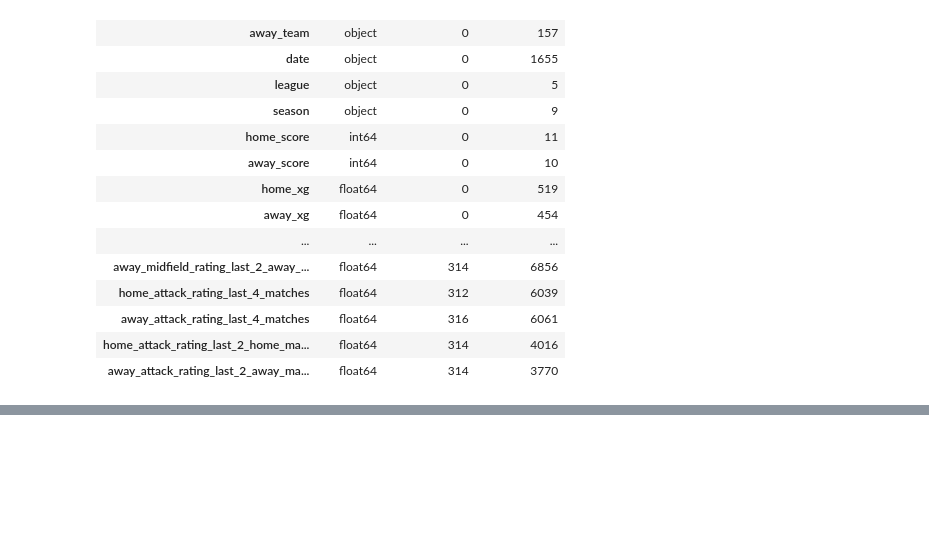
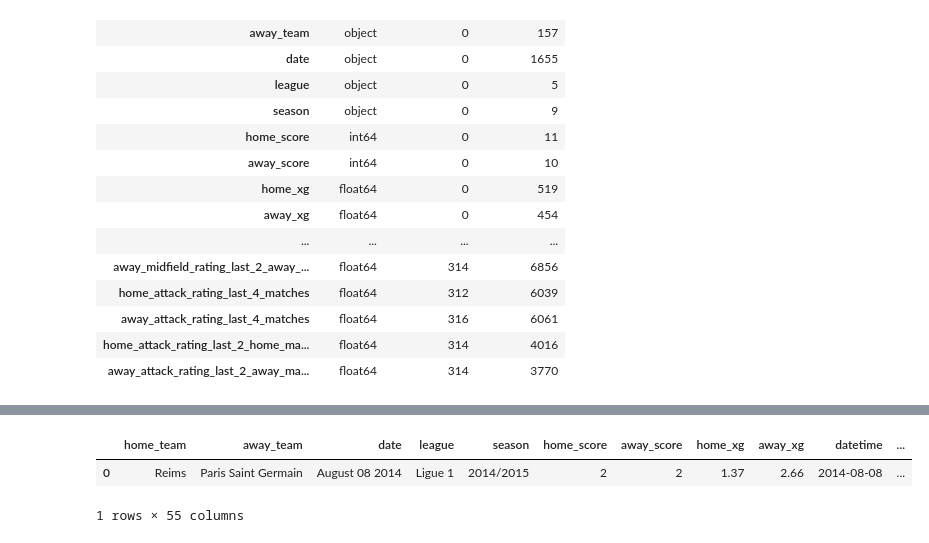
Before and after one commit to magrimuc/prj-2-eda-sql-football-matches-statistics, a Jupyter notebook: MaNU_notebook.ipynb, the cells around one changed output, grey strips where cells are left out. Drawn from its saved outputs; the diff is of its cells as text; code cells hidden in the pictures; blank space fills up the shorter version.

```diff
--- a/MaNU_notebook.ipynb
+++ b/MaNU_notebook.ipynb
@@ -424,0 +515,6 @@ Based on the initial exploration, the following cleaning decisions will be appli
+# %%
+clean_df.head(1) #exploring the table for getting the columns which will be needed
+# %% [output]
+|  | home_team | away_team | date | league | season | home_score | away_score | home_xg | away_xg | datetime | ... |
+| 0 | Reims | Paris Saint Germain | August 08 2014 | Ligue 1 | 2014/2015 | 2 | 2 | 1.37 | 2.66 | 2014-08-08 | ... |
+1 rows × 55 columns
```
Also changed, not shown: parts of 40 cells of this notebook, 1 other file.
